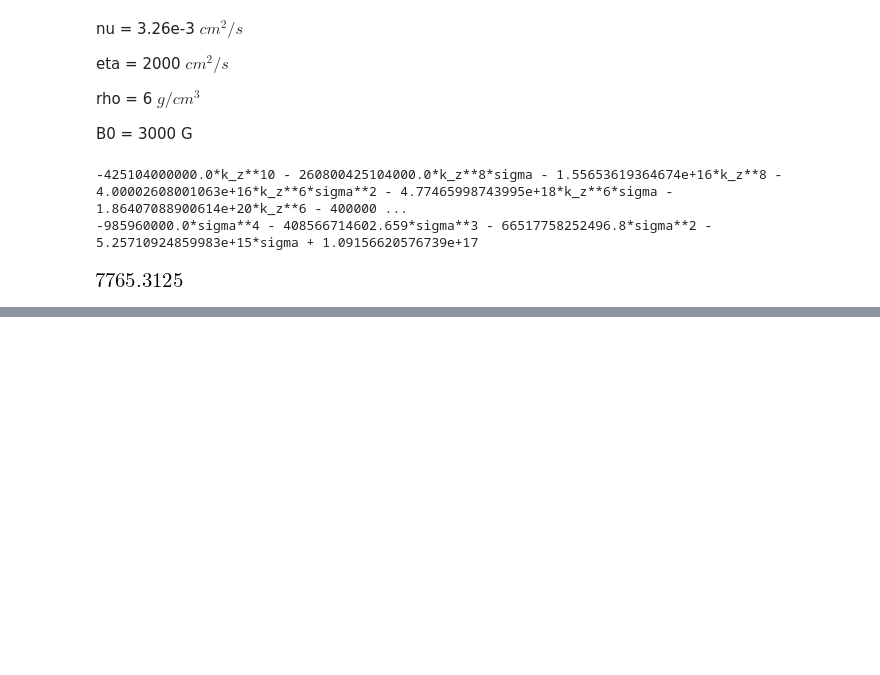
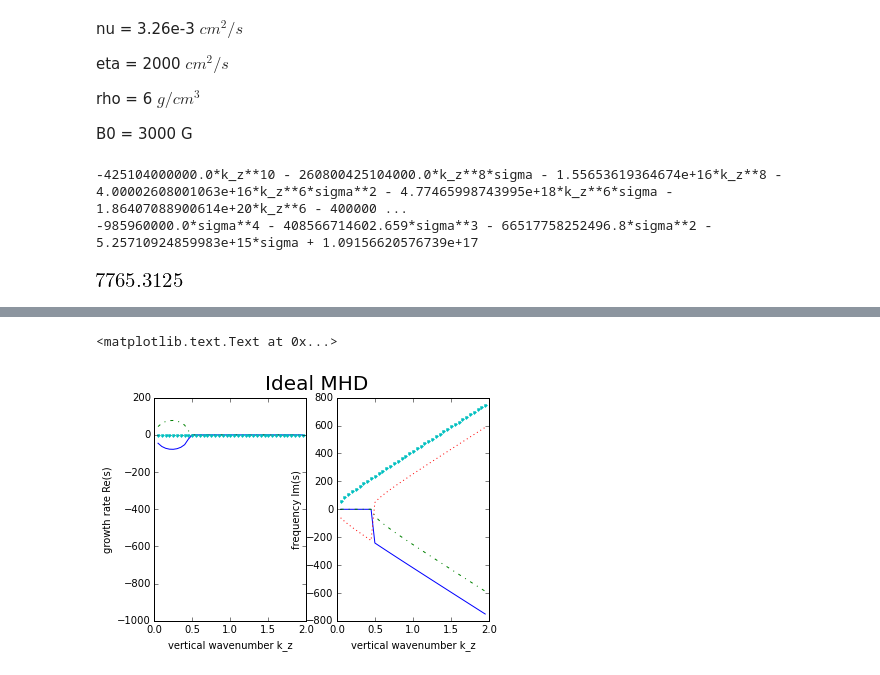
Before and after one commit to jsoishi/weakly_nonlinear_mri, a Jupyter notebook: python/widegap/Widegap dispersion relation.ipynb, the cells around one changed output, grey strips where cells are left out. Cells and saved outputs as stored; diff of their text form; code cells hidden in the pictures; blank space fills up the shorter version.

```diff
--- a/python/widegap/Widegap dispersion relation.ipynb
+++ b/python/widegap/Widegap dispersion relation.ipynb
@@ -142,0 +188,36 @@ plt.plot(np.ones(len(vertical_wavenumbers))*np.pi/10, np.linspace(-500, 200, len
+# %%
+goodmanjiparams_ideal = func(0, 0, 0, 10.0, 6, np.pi, 3000, c1gj, c2gj)
+goodmanjibykz_ideal = lambdify(kz, goodmanjiparams_ideal)
+
+vertical_wavenumbers = np.arange(0.05, 2, 0.05)
+out_ideal = np.zeros((len(vertical_wavenumbers), 4), np.complex) # four roots
+for i in range(len(vertical_wavenumbers)):
+    hh1 = solve(goodmanjibykz_ideal(vertical_wavenumbers[i]))
+    out_ideal[i, 0] = hh1[0]
+    out_ideal[i, 1] = hh1[1]
+    out_ideal[i, 2] = hh1[2]
+    out_ideal[i, 3] = hh1[3]
+# %%
+plt.figure()
+ax = plt.subplot(121)
+ax.plot(vertical_wavenumbers, out_ideal[:, 0].real)
+ax.plot(vertical_wavenumbers, out_ideal[:, 1].real, '-.')
+ax.plot(vertical_wavenumbers, out_ideal[:, 2].real, ':')
+ax.plot(vertical_wavenumbers, out_ideal[:, 3].real, '.')
+ax.set_ylim(-1000, 200)
+
+ax.set_xlabel('vertical wavenumber k_z')
+ax.set_ylabel('growth rate Re(s)')
+
+ax = plt.subplot(122)
+ax.plot(vertical_wavenumbers, out_ideal[:, 0].imag)
+ax.plot(vertical_wavenumbers, out_ideal[:, 1].imag, '-.')
+ax.plot(vertical_wavenumbers, out_ideal[:, 2].imag, ':')
+ax.plot(vertical_wavenumbers, out_ideal[:, 3].imag, '.')
+
+ax.set_xlabel('vertical wavenumber k_z')
+ax.set_ylabel('frequency Im(s)')
+plt.suptitle("Ideal MHD", size=20)
+# %% [output]
+<matplotlib.text.Text at 0x...>
+[figure, added]
```
Also changed, not shown: parts of 11 cells of this notebook, 1 other file.
